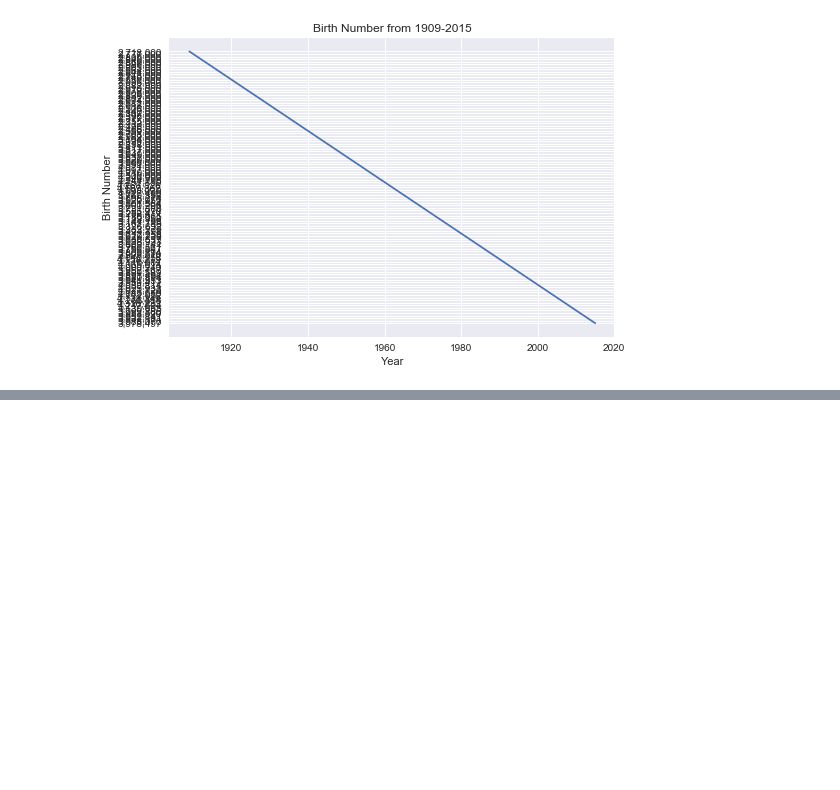
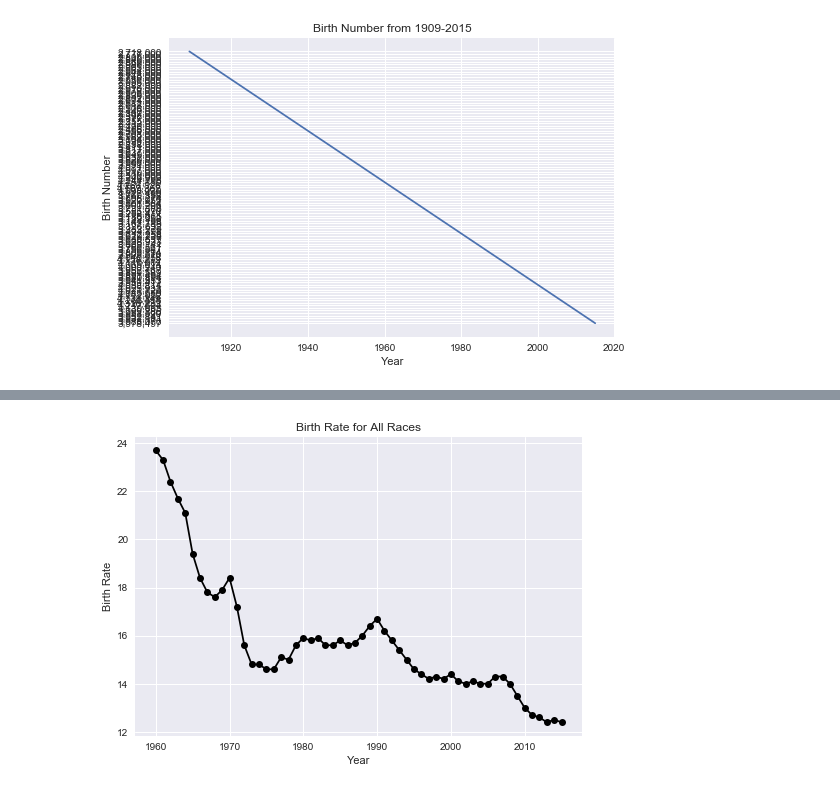
Before and after one commit to wpierre-louis/Data-Analysis, a Jupyter notebook: Data Analysis.ipynb, the cells around one changed output, grey strips where cells are left out. Drawn from its saved outputs; the diff is of its cells as text; code cells hidden in the pictures; blank space fills up the shorter version.

Commit message:
Final Commit
Final comments with graphs. Legend glitch

```diff
--- a/Data Analysis.ipynb
+++ b/Data Analysis.ipynb
@@ -58,0 +97,2 @@ plt.show()
+# %%
+data2= pd.read_csv("Natality Measures.csv")
@@ -59,2 +124,2 @@ plt.show()
 # %%
-all_races= data2[data2.Race=="All races"]
+allraces= data2[data2.Race=="All races"]
@@ -80,0 +146,8 @@ all_races
+# %%
+plt.plot(allraces.Year, allraces["Birth Rate"], marker='o', color="black")
+plt.xlabel("Year")
+plt.ylabel("Birth Rate")
+plt.title("Birth Rate for All Races")
+plt.show()
+# %% [output]
+[figure, added]
```
Also changed, not shown: parts of 38 cells of this notebook.
